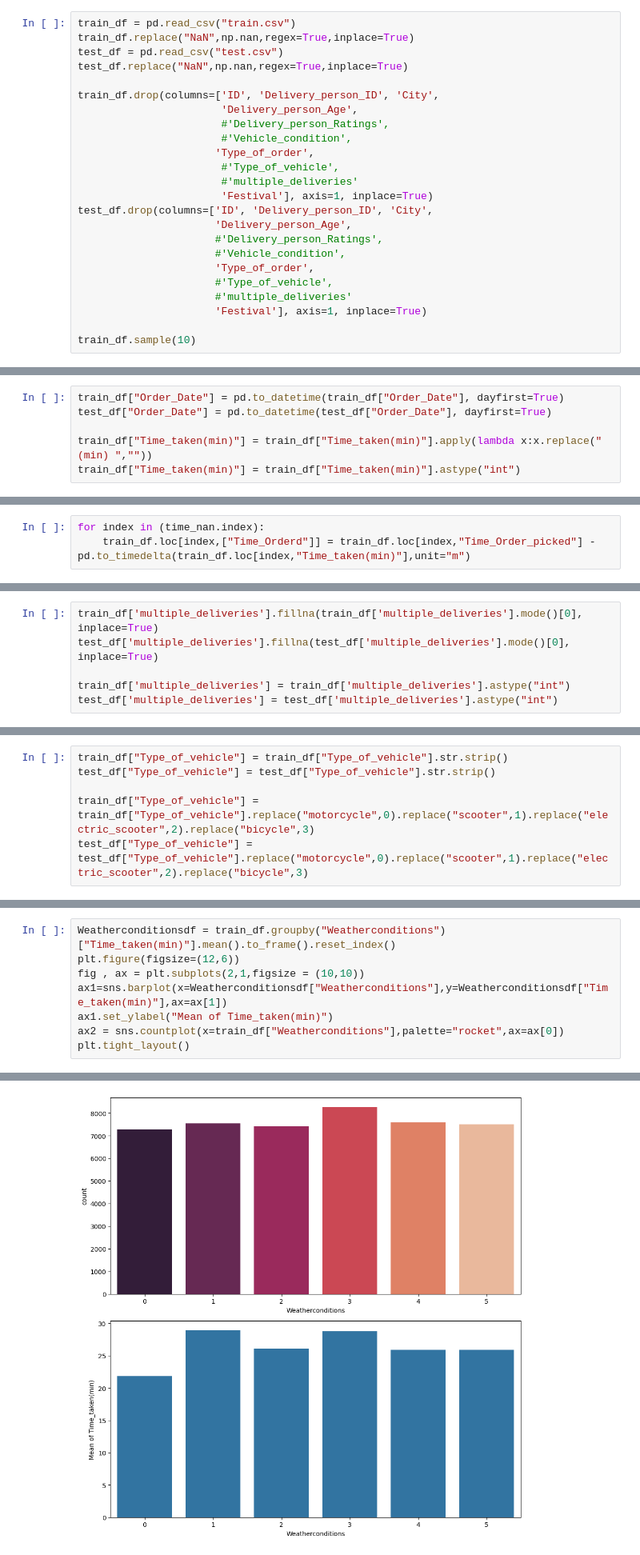
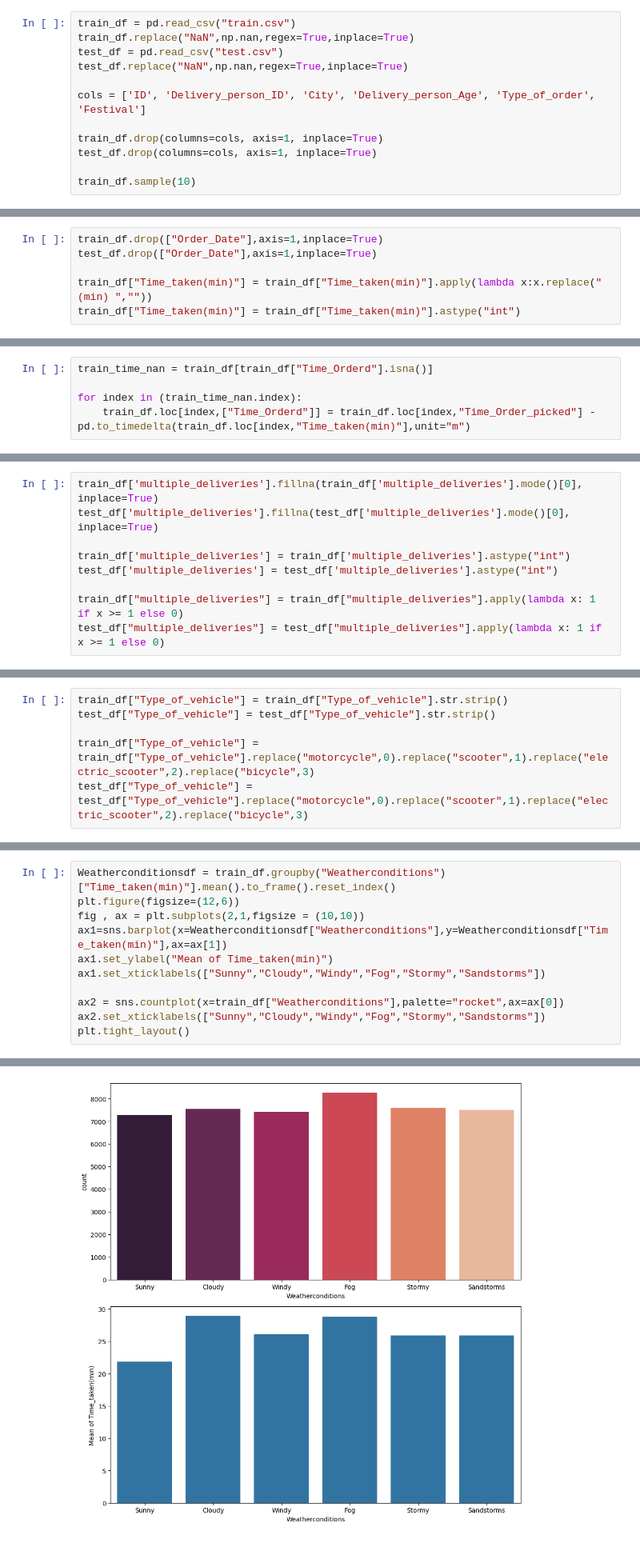
Before and after one commit to dennyferra/C964, a Jupyter notebook: source.ipynb, the cells around one changed output, grey strips where cells are left out. Shown at 80% size. Saved outputs shown, nothing was run; the diff lists cells and outputs as text.

```diff
--- a/source.ipynb
+++ b/source.ipynb
@@ -26,22 +26,10 @@ train_df.replace("NaN",np.nan,regex=True,inplace=True)
 test_df = pd.read_csv("test.csv")
 test_df.replace("NaN",np.nan,regex=True,inplace=True)
 
-train_df.drop(columns=['ID', 'Delivery_person_ID', 'City',
-                       'Delivery_person_Age',
-                       #'Delivery_person_Ratings',
-                       #'Vehicle_condition',
-                      'Type_of_order',
-                       #'Type_of_vehicle',
-                       #'multiple_deliveries'
-                       'Festival'], axis=1, inplace=True)
-test_df.drop(columns=['ID', 'Delivery_person_ID', 'City',
-                      'Delivery_person_Age',
-                      #'Delivery_person_Ratings',
-                      #'Vehicle_condition',
-                      'Type_of_order',
-                      #'Type_of_vehicle',
-                      #'multiple_deliveries'
-                      'Festival'], axis=1, inplace=True)
+cols = ['ID', 'Delivery_person_ID', 'City', 'Delivery_person_Age', 'Type_of_order', 'Festival']
+
+train_df.drop(columns=cols, axis=1, inplace=True)
+test_df.drop(columns=cols, axis=1, inplace=True)
 
 train_df.sample(10)
 # %% [output]
@@ -75,8 +63,8 @@ multiple_deliveries             993
 Time_taken(min)                   0
 dtype: int64
 # %%
-train_df["Order_Date"] = pd.to_datetime(train_df["Order_Date"], dayfirst=True)
-test_df["Order_Date"] = pd.to_datetime(test_df["Order_Date"], dayfirst=True)
+train_df.drop(["Order_Date"],axis=1,inplace=True)
+test_df.drop(["Order_Date"],axis=1,inplace=True)
 
 train_df["Time_taken(min)"] = train_df["Time_taken(min)"].apply(lambda x:x.replace("(min) ",""))
 train_df["Time_taken(min)"] = train_df["Time_taken(min)"].astype("int")
@@ -88,3 +74,5 @@ time_nan = train_df[train_df["Time_Orderd"].isna()]
 # %%
-for index in (time_nan.index):
+train_time_nan = train_df[train_df["Time_Orderd"].isna()]
+
+for index in (train_time_nan.index):
     train_df.loc[index,["Time_Orderd"]] = train_df.loc[index,"Time_Order_picked"] - pd.to_timedelta(train_df.loc[index,"Time_taken(min)"],unit="m")
@@ -94,6 +105,9 @@ test_df['multiple_deliveries'].fillna(test_df['multiple_deliveries'].mode()[0],
 
 train_df['multiple_deliveries'] = train_df['multiple_deliveries'].astype("int")
 test_df['multiple_deliveries'] = test_df['multiple_deliveries'].astype("int")
+
+train_df["multiple_deliveries"] = train_df["multiple_deliveries"].apply(lambda x: 1 if x >= 1 else 0)
+test_df["multiple_deliveries"] = test_df["multiple_deliveries"].apply(lambda x: 1 if x >= 1 else 0)
 # %%
 train_df["Weatherconditions"].fillna(train_df["Weatherconditions"].mode()[0],inplace=True)
 test_df["Weatherconditions"].fillna(test_df["Weatherconditions"].mode()[0],inplace=True)
@@ -171,14 +167,17 @@ train_df.describe().T
 # %%
 Weatherconditionsdf = train_df.groupby("Weatherconditions")["Time_taken(min)"].mean().to_frame().reset_index()
 plt.figure(figsize=(12,6))
 fig , ax = plt.subplots(2,1,figsize = (10,10))
 ax1=sns.barplot(x=Weatherconditionsdf["Weatherconditions"],y=Weatherconditionsdf["Time_taken(min)"],ax=ax[1])
 ax1.set_ylabel("Mean of Time_taken(min)")
+ax1.set_xticklabels(["Sunny","Cloudy","Windy","Fog","Stormy","Sandstorms"])
+
 ax2 = sns.countplot(x=train_df["Weatherconditions"],palette="rocket",ax=ax[0])
+ax2.set_xticklabels(["Sunny","Cloudy","Windy","Fog","Stormy","Sandstorms"])
 plt.tight_layout()
 # %% [output]
 <Figure size 1200x600 with 0 Axes>
-[figure, old version]
+[figure, new version]
 # %%
 Road_traffic_densitydf = train_df.groupby("Road_traffic_density")["Time_taken(min)"].mean().to_frame().reset_index()
 plt.figure(figsize=(12,6))
```
Also changed, not shown: parts of 32 cells of this notebook, 1 other file.
